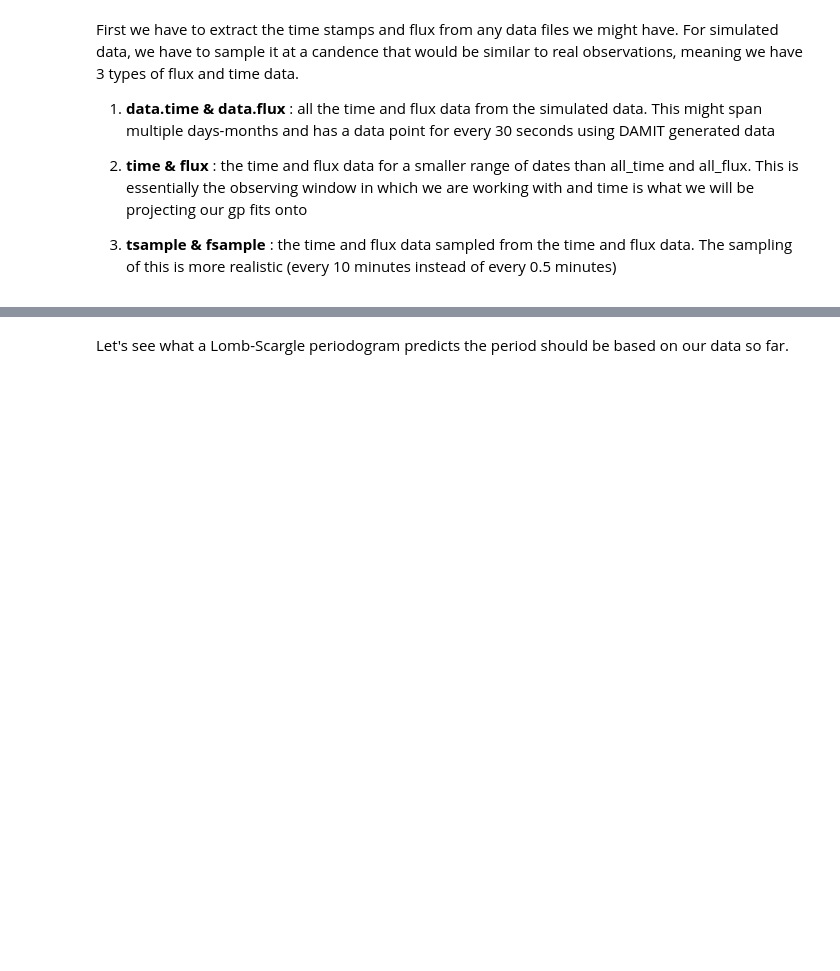
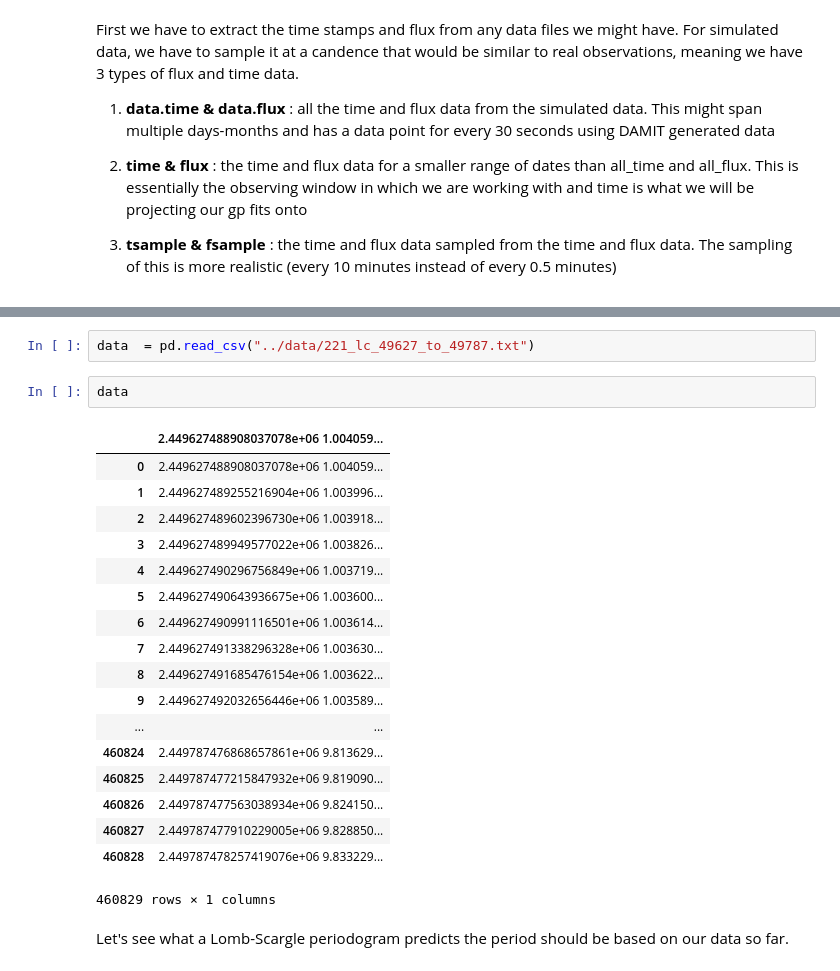
Before and after one commit to dirac-institute/CometGPs, a Jupyter notebook: cwl_sandbox/emcee-sandbox.ipynb, the cells around one changed output, grey strips where cells are left out. Drawn from its saved outputs; the diff is of its cells as text; blank space fills up the shorter version.

```diff
--- a/cwl_sandbox/emcee-sandbox.ipynb
+++ b/cwl_sandbox/emcee-sandbox.ipynb
@@ -142,6 +142,29 @@ ax.legend()
 [interactive output not drawn]
 [interactive output not drawn]
 <matplotlib.legend.Legend at 0x...>
+# %%
+data  = pd.read_csv("../data/221_lc_49627_to_49787.txt")
+# %%
+data
+# %% [output]
+|  | 2.449627488908037078e+06 1.004059... |
+| 0 | 2.449627488908037078e+06 1.004059... |
+| 1 | 2.449627489255216904e+06 1.003996... |
+| 2 | 2.449627489602396730e+06 1.003918... |
+| 3 | 2.449627489949577022e+06 1.003826... |
+| 4 | 2.449627490296756849e+06 1.003719... |
+| 5 | 2.449627490643936675e+06 1.003600... |
+| 6 | 2.449627490991116501e+06 1.003614... |
+| 7 | 2.449627491338296328e+06 1.003630... |
+| 8 | 2.449627491685476154e+06 1.003622... |
+| 9 | 2.449627492032656446e+06 1.003589... |
+| ... | ... |
+| 460824 | 2.449787476868657861e+06 9.813629... |
+| 460825 | 2.449787477215847932e+06 9.819090... |
+| 460826 | 2.449787477563038934e+06 9.824150... |
+| 460827 | 2.449787477910229005e+06 9.828850... |
+| 460828 | 2.449787478257419076e+06 9.833229... |
+460829 rows × 1 columns
 # %% [markdown]
 Let's see what a Lomb-Scargle periodogram predicts the period should be based on our data so far.
 # %%
```
Also changed, not shown: parts of 14 cells of this notebook, 49 other files.
